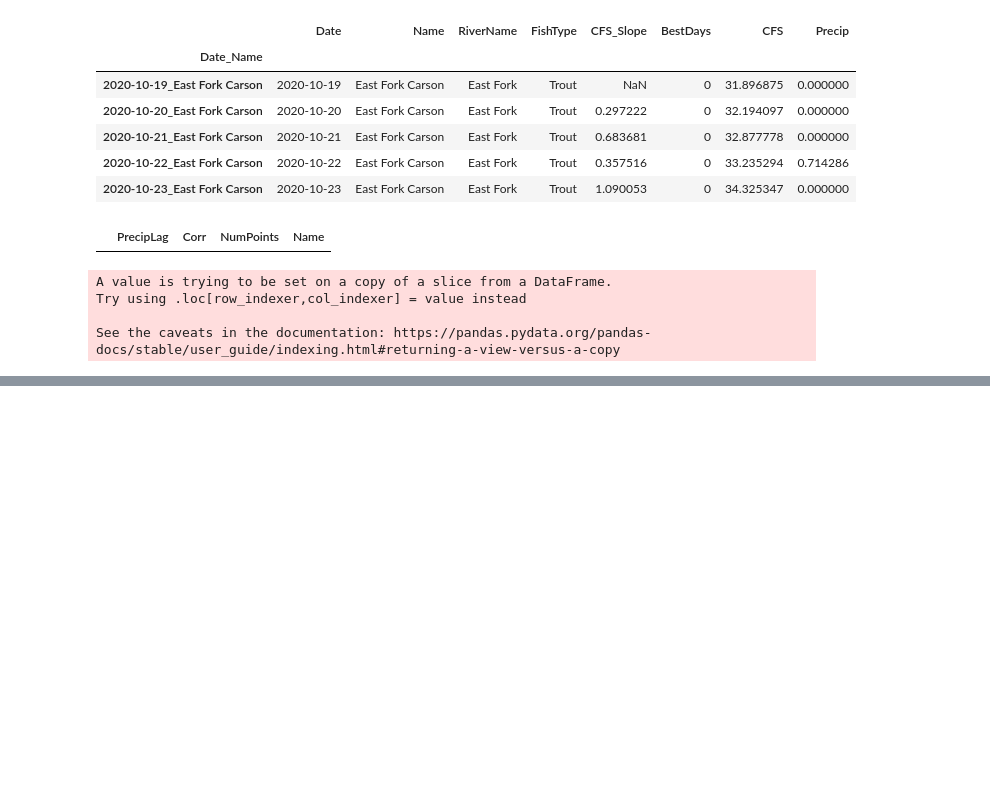
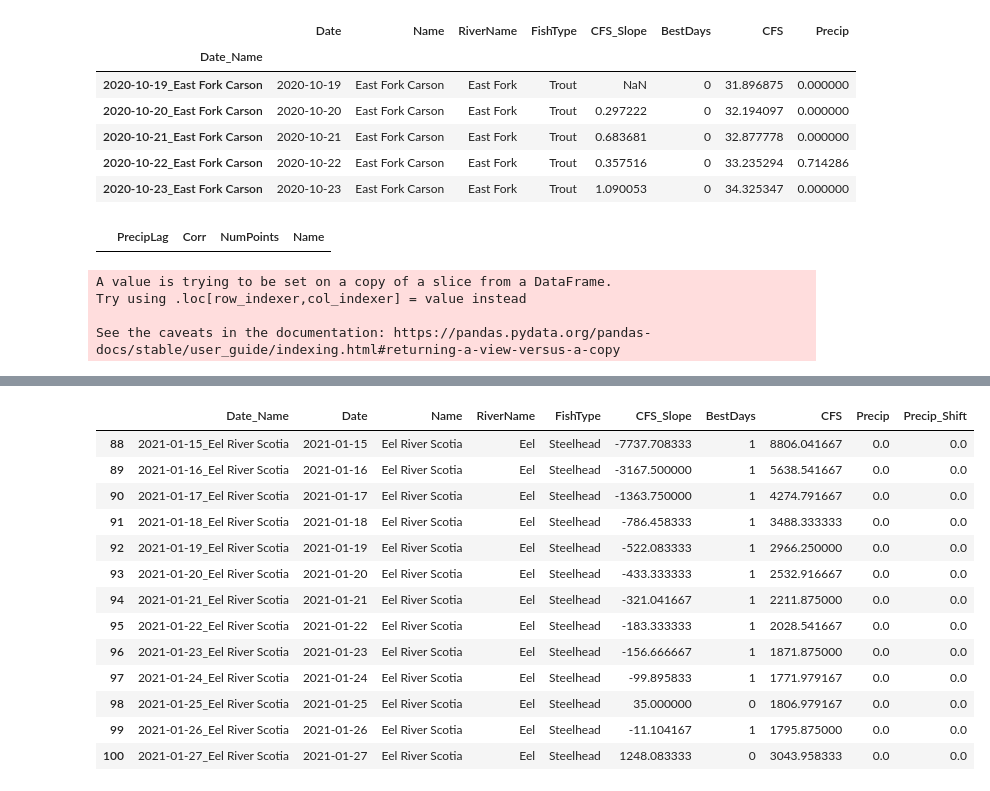
Before and after one commit to Pippeys/River_Data, a Jupyter notebook: Model/Water_DS.ipynb, the cells around one changed output, grey strips where cells are left out. Saved outputs shown, nothing was run; the diff lists cells and outputs as text; code cells hidden in the pictures; blank space fills up the shorter version.

```diff
--- a/Model/Water_DS.ipynb
+++ b/Model/Water_DS.ipynb
@@ -275,0 +389,17 @@ fig.show()
+# %%
+eel_test
+# %% [output]
+|  | Date_Name | Date | Name | RiverName | FishType | CFS_Slope | BestDays | CFS | Precip | Precip_Shift |
+| 88 | 2021-01-15_Eel River Scotia | 2021-01-15 | Eel River Scotia | Eel | Steelhead | -7737.708333 | 1 | 8806.041667 | 0.0 | 0.0 |
+| 89 | 2021-01-16_Eel River Scotia | 2021-01-16 | Eel River Scotia | Eel | Steelhead | -3167.500000 | 1 | 5638.541667 | 0.0 | 0.0 |
+| 90 | 2021-01-17_Eel River Scotia | 2021-01-17 | Eel River Scotia | Eel | Steelhead | -1363.750000 | 1 | 4274.791667 | 0.0 | 0.0 |
+| 91 | 2021-01-18_Eel River Scotia | 2021-01-18 | Eel River Scotia | Eel | Steelhead | -786.458333 | 1 | 3488.333333 | 0.0 | 0.0 |
+| 92 | 2021-01-19_Eel River Scotia | 2021-01-19 | Eel River Scotia | Eel | Steelhead | -522.083333 | 1 | 2966.250000 | 0.0 | 0.0 |
+| 93 | 2021-01-20_Eel River Scotia | 2021-01-20 | Eel River Scotia | Eel | Steelhead | -433.333333 | 1 | 2532.916667 | 0.0 | 0.0 |
+| 94 | 2021-01-21_Eel River Scotia | 2021-01-21 | Eel River Scotia | Eel | Steelhead | -321.041667 | 1 | 2211.875000 | 0.0 | 0.0 |
+| 95 | 2021-01-22_Eel River Scotia | 2021-01-22 | Eel River Scotia | Eel | Steelhead | -183.333333 | 1 | 2028.541667 | 0.0 | 0.0 |
+| 96 | 2021-01-23_Eel River Scotia | 2021-01-23 | Eel River Scotia | Eel | Steelhead | -156.666667 | 1 | 1871.875000 | 0.0 | 0.0 |
+| 97 | 2021-01-24_Eel River Scotia | 2021-01-24 | Eel River Scotia | Eel | Steelhead | -99.895833 | 1 | 1771.979167 | 0.0 | 0.0 |
+| 98 | 2021-01-25_Eel River Scotia | 2021-01-25 | Eel River Scotia | Eel | Steelhead | 35.000000 | 0 | 1806.979167 | 0.0 | 0.0 |
+| 99 | 2021-01-26_Eel River Scotia | 2021-01-26 | Eel River Scotia | Eel | Steelhead | -11.104167 | 1 | 1795.875000 | 0.0 | 0.0 |
+| 100 | 2021-01-27_Eel River Scotia | 2021-01-27 | Eel River Scotia | Eel | Steelhead | 1248.083333 | 0 | 3043.958333 | 0.0 | 0.0 |
```
Also changed, not shown: parts of 13 cells of this notebook, 4 other files.
